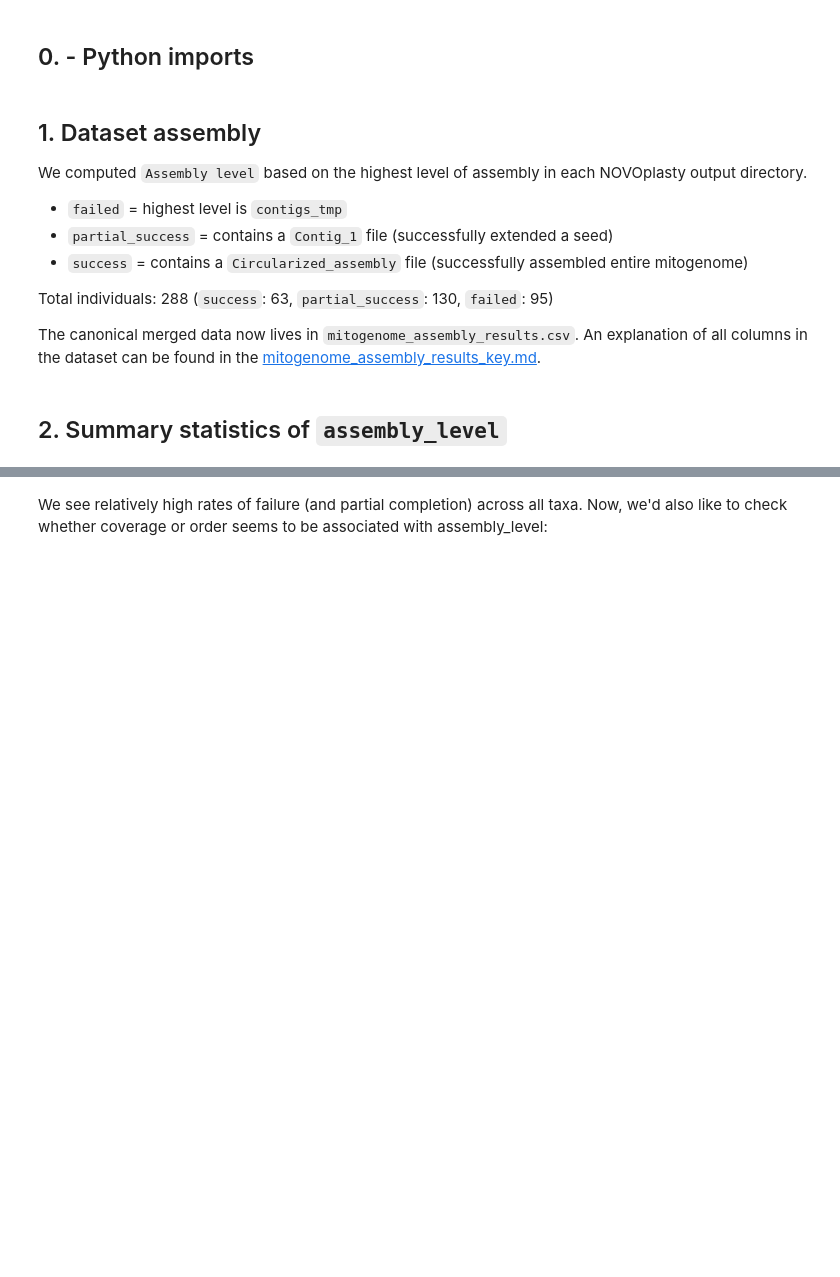
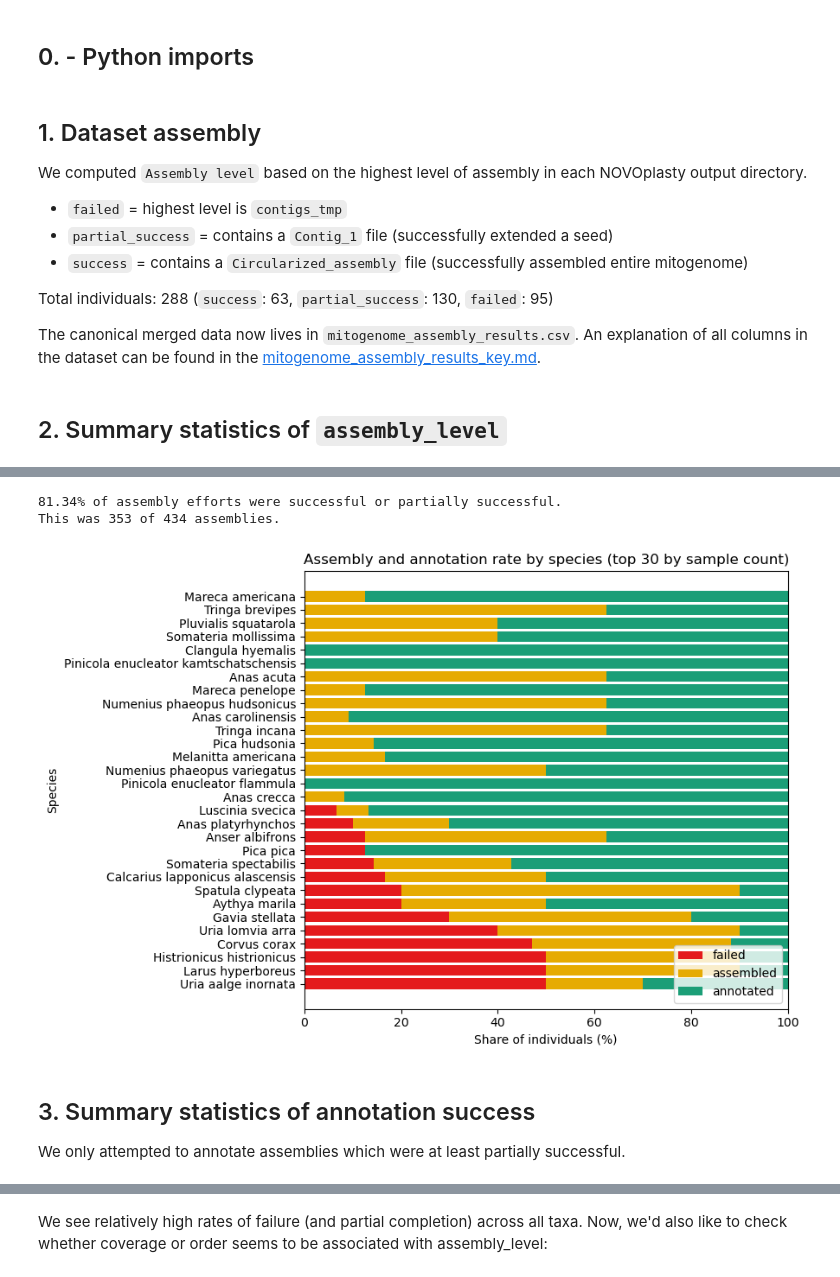
Before and after one commit to BirdmanRidesAgain/beringia_mtDNA, a Jupyter notebook: notebooks/assembly_stats.ipynb, the cells around one changed output, grey strips where cells are left out. Drawn from its saved outputs; the diff is of its cells as text; code cells hidden in the pictures; blank space fills up the shorter version.

```diff
--- a/notebooks/assembly_stats.ipynb
+++ b/notebooks/assembly_stats.ipynb
@@ -98,0 +124,75 @@ top_species[['species', 'n', 'success_rate_pct']].reset_index(drop=True)
+# %%
+asm_successes=np.array(df['assembly_level'].isin(['success', 'partial_success']))
+print(f'{round(asm_successes.sum()/len(df)*100, 2)}% of assembly efforts were successful or partially successful.')
+print(f'This was {asm_successes.sum()} of {len(df)} assemblies.')
+# %% [output]
+81.34% of assembly efforts were successful or partially successful.
+This was 353 of 434 assemblies.
+# %%
+# 3) Per-species pipeline outcome (top 30 species by sample count)
+# failed = assembly failed; assembled = success/partial but not annotated; annotated = MitoZ success
+is_annotated = df['annotation_success'].eq('success')
+is_assembled = df['assembly_level'].isin(['success', 'partial_success']) & ~is_annotated
+is_failed = ~is_annotated & ~is_assembled
+
+pipeline_summary = (
+    df.assign(
+        is_failed=is_failed,
+        is_assembled=is_assembled,
+        is_annotated=is_annotated,
+    )
+    .groupby('species', as_index=False)
+    .agg(
+        n=('directory_name', 'size'),
+        n_failed=('is_failed', 'sum'),
+        n_assembled=('is_assembled', 'sum'),
+        n_annotated=('is_annotated', 'sum'),
+    )
+)
+pipeline_summary['failed_pct'] = pipeline_summary['n_failed'] / pipeline_summary['n'] * 100
+pipeline_summary['assembled_pct'] = pipeline_summary['n_assembled'] / pipeline_summary['n'] * 100
+pipeline_summary['annotated_pct'] = pipeline_summary['n_annotated'] / pipeline_summary['n'] * 100
+
+pipeline_summary['complete_pct'] = (
+    pipeline_summary['assembled_pct'] + pipeline_summary['annotated_pct']
+)
+
+top_pipeline = pipeline_summary.sort_values(['n', 'complete_pct'], ascending=[False, False]).head(30)
+plot_df = top_pipeline.sort_values('complete_pct')
+
+y = np.arange(len(plot_df))
+fig, ax = plt.subplots(figsize=(9, 6))
+ax.barh(y, plot_df['failed_pct'], color='#e41a1c', label='failed')
+ax.barh(
+    y,
+    plot_df['assembled_pct'],
+    left=plot_df['failed_pct'],
+    color='#e6ab02',
+    label='assembled',
+)
+ax.barh(
+    y,
+    plot_df['annotated_pct'],
+    left=plot_df['failed_pct'] + plot_df['assembled_pct'],
+    color='#1b9e77',
+    label='annotated',
+)
+ax.set_yticks(y)
+ax.set_yticklabels(plot_df['species'])
+ax.set_title('Assembly and annotation rate by species (top 30 by sample count)')
+ax.set_xlabel('Share of individuals (%)')
+ax.set_ylabel('Species')
+ax.set_xlim(0, 100)
+ax.legend(loc='lower right')
+plt.tight_layout()
+plt.show()
+
+#top_pipeline[
+#    ['species', 'n', 'failed_pct', 'assembled_pct', 'annotated_pct', 'complete_pct']
+#].reset_index(drop=True)
+# %% [output]
+[figure, added]
+# %% [markdown]
+## 3. Summary statistics of annotation success
+
+We only attempted to annotate assemblies which were at least partially successful.
```
Also changed, not shown: parts of 22 cells of this notebook, 10 other files.
